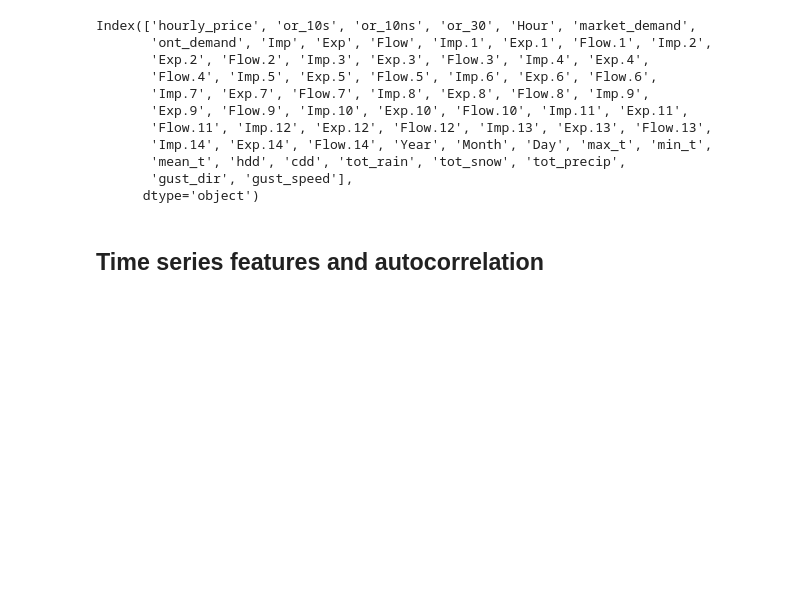
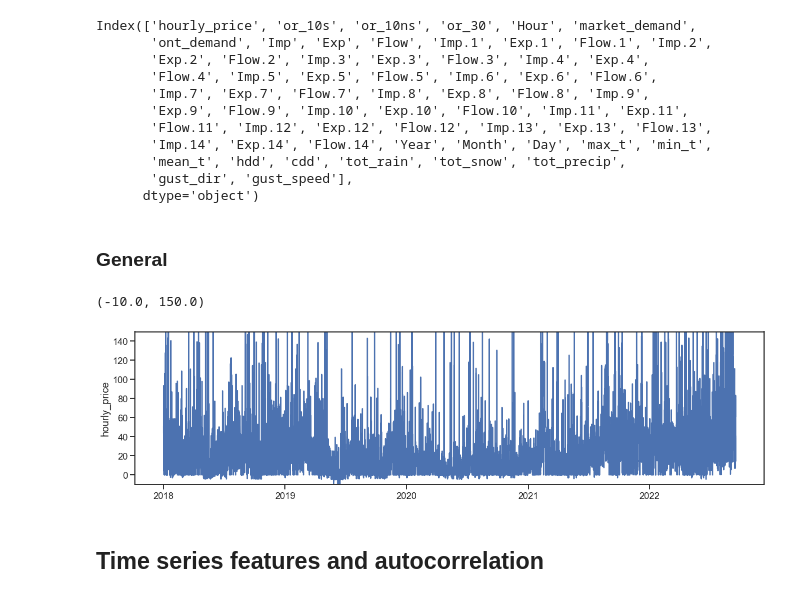
Before and after one commit to KeaganHRankin/cloud_ml_proj, a Jupyter notebook: feature_eng/feature_eng_keagan.ipynb, the cells around one changed output. Drawn from its saved outputs; the diff is of its cells as text; code cells hidden in the pictures; blank space fills up the shorter version.

```diff
--- a/feature_eng/feature_eng_keagan.ipynb
+++ b/feature_eng/feature_eng_keagan.ipynb
@@ -43,6 +43,16 @@ Index(['hourly_price', 'or_10s', 'or_10ns', 'or_30', 'Hour', 'market_demand',
        'mean_t', 'hdd', 'cdd', 'tot_rain', 'tot_snow', 'tot_precip',
        'gust_dir', 'gust_speed'],
       dtype='object')
+# %% [markdown]
+### General
+# %%
+fig, ax = plt.subplots(figsize=(20,5))
+sns.lineplot(data=train_set, y='hourly_price', x=train_set.index, ax=ax)
+
+ax.set_ylim([-10, 150])
+# %% [output]
+(-10.0, 150.0)
+[figure, added]
 # %% [markdown]
 ## Time series features and autocorrelation
 # %%
```
Also changed, not shown: parts of 10 cells of this notebook.
